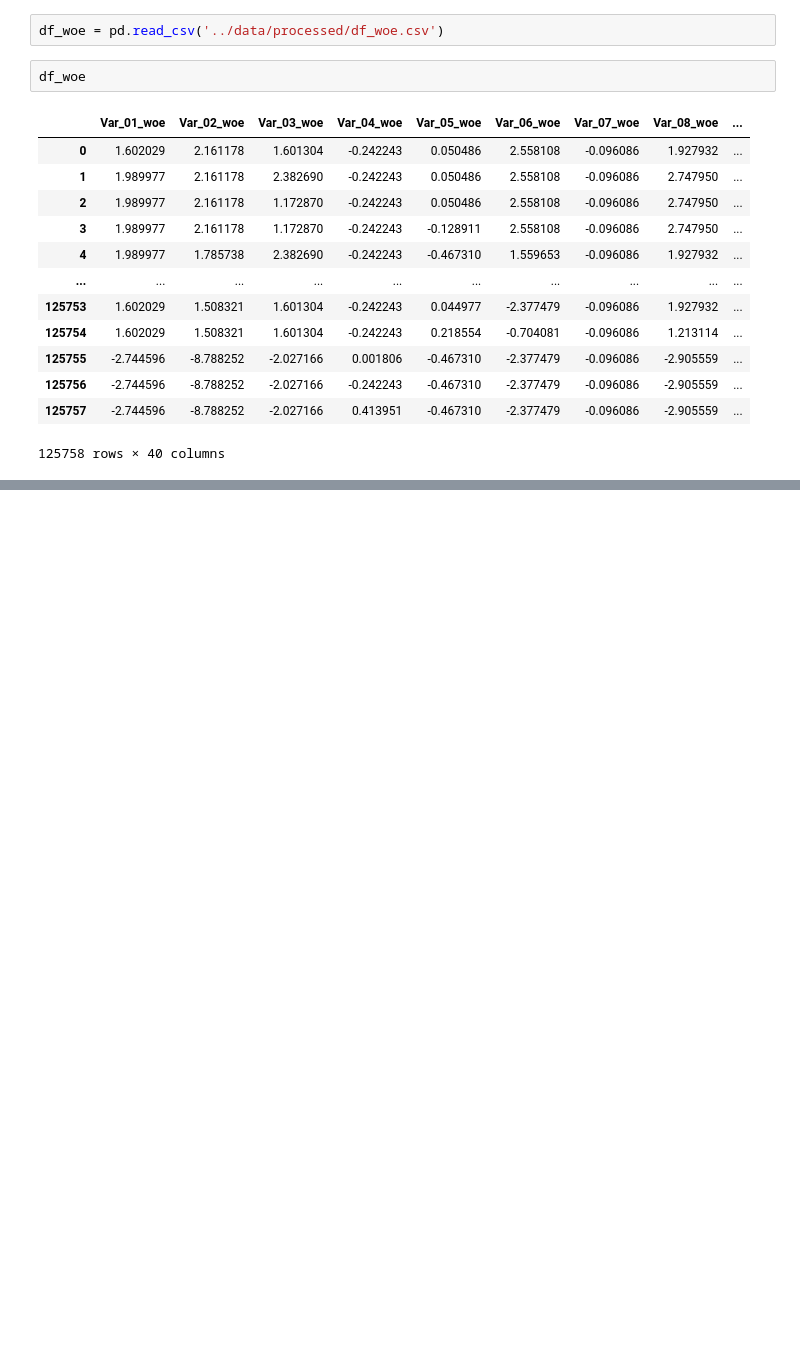
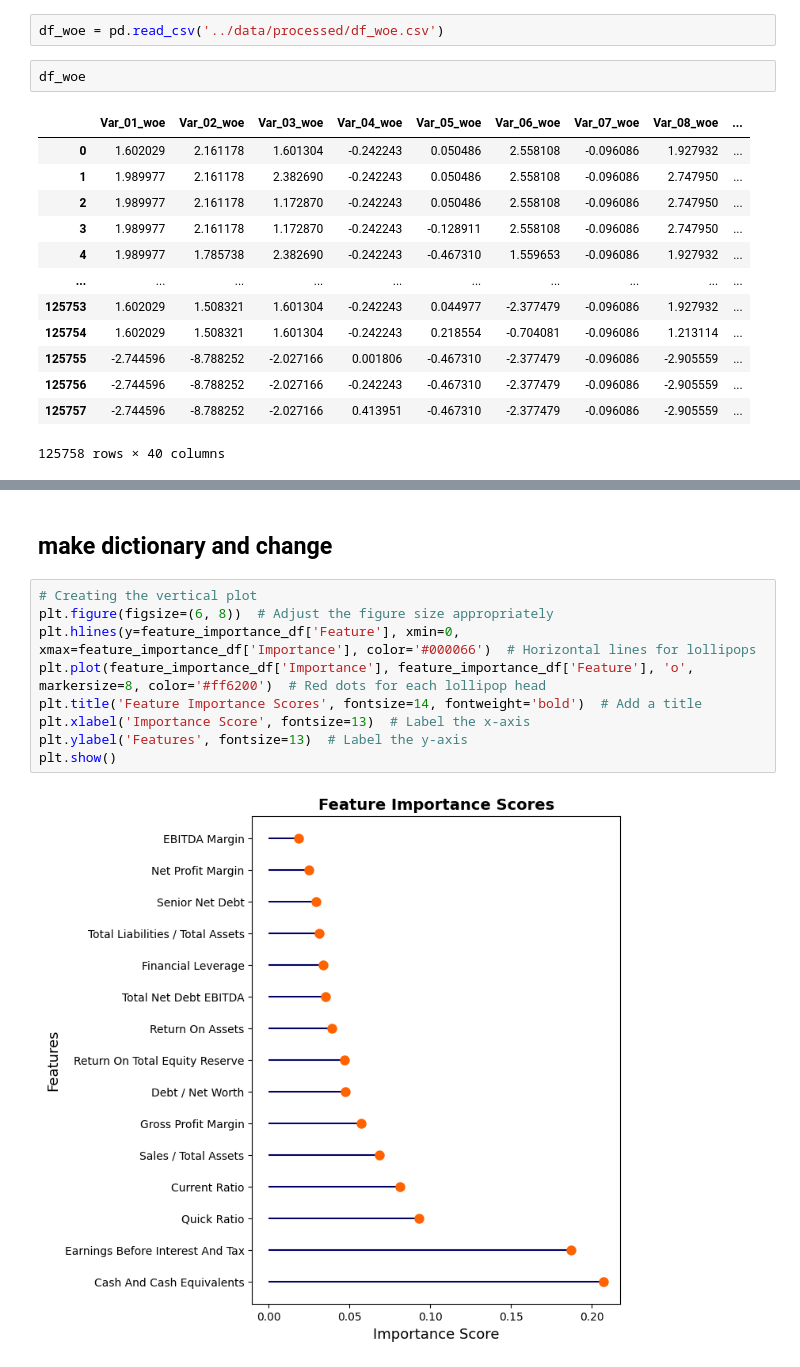
Before and after one commit to melkri/UB_ING_Case, a Jupyter notebook: scripts/3_importance_score.ipynb, the cells around one changed output, grey strips where cells are left out. Cells and saved outputs as stored; diff of their text form; blank space fills up the shorter version.

```diff
--- a/scripts/3_importance_score.ipynb
+++ b/scripts/3_importance_score.ipynb
@@ -65,0 +97,13 @@ feature_importance_df
+# %% [markdown]
+## make dictionary and change
+# %%
+# Creating the vertical plot
+plt.figure(figsize=(6, 8))  # Adjust the figure size appropriately
+plt.hlines(y=feature_importance_df['Feature'], xmin=0, xmax=feature_importance_df['Importance'], color='#000066')  # Horizontal lines for lollipops
+plt.plot(feature_importance_df['Importance'], feature_importance_df['Feature'], 'o', markersize=8, color='#ff6200')  # Red dots for each lollipop head
+plt.title('Feature Importance Scores', fontsize=14, fontweight='bold')  # Add a title
+plt.xlabel('Importance Score', fontsize=13)  # Label the x-axis
+plt.ylabel('Features', fontsize=13)  # Label the y-axis
+plt.show()
+# %% [output]
+[figure, added]
```
Also changed, not shown: parts of 8 cells of this notebook.
